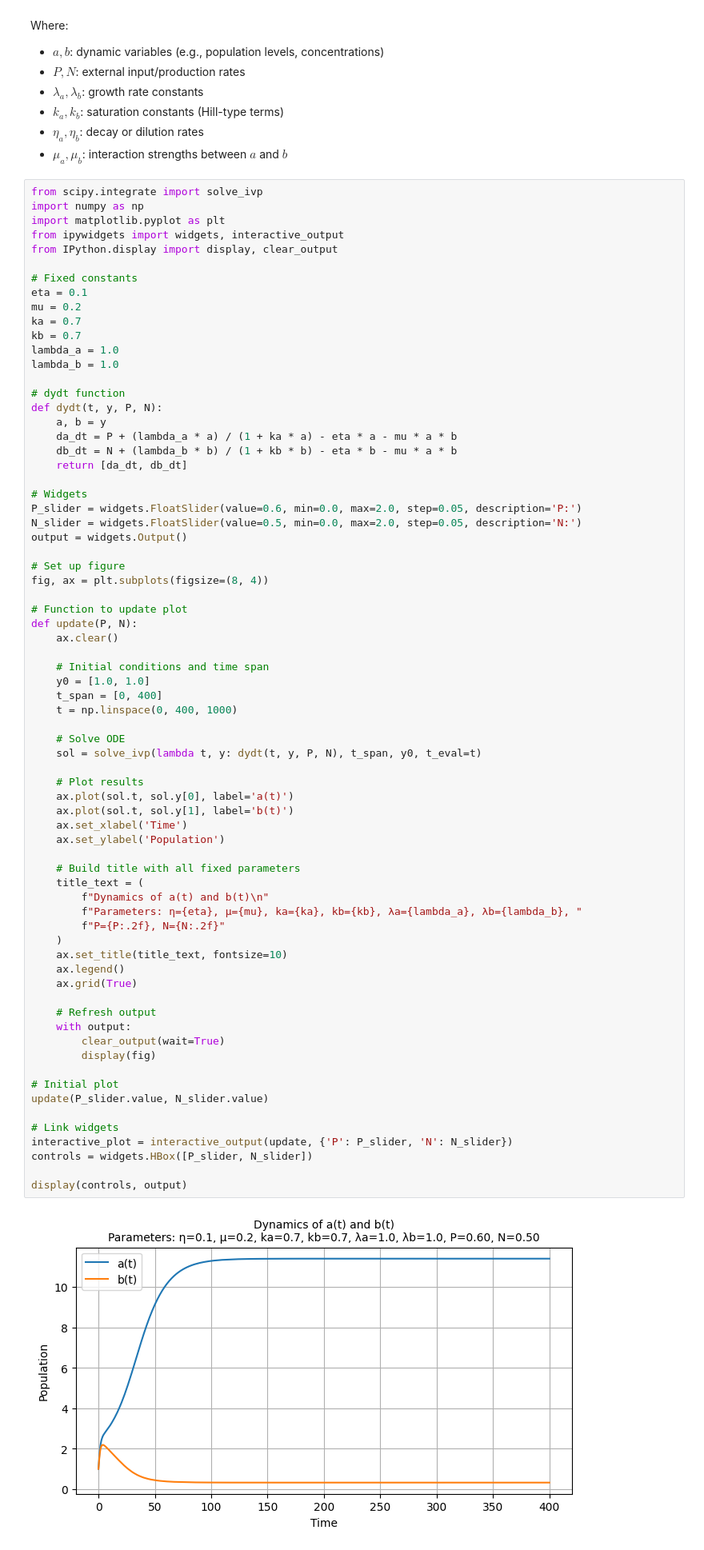
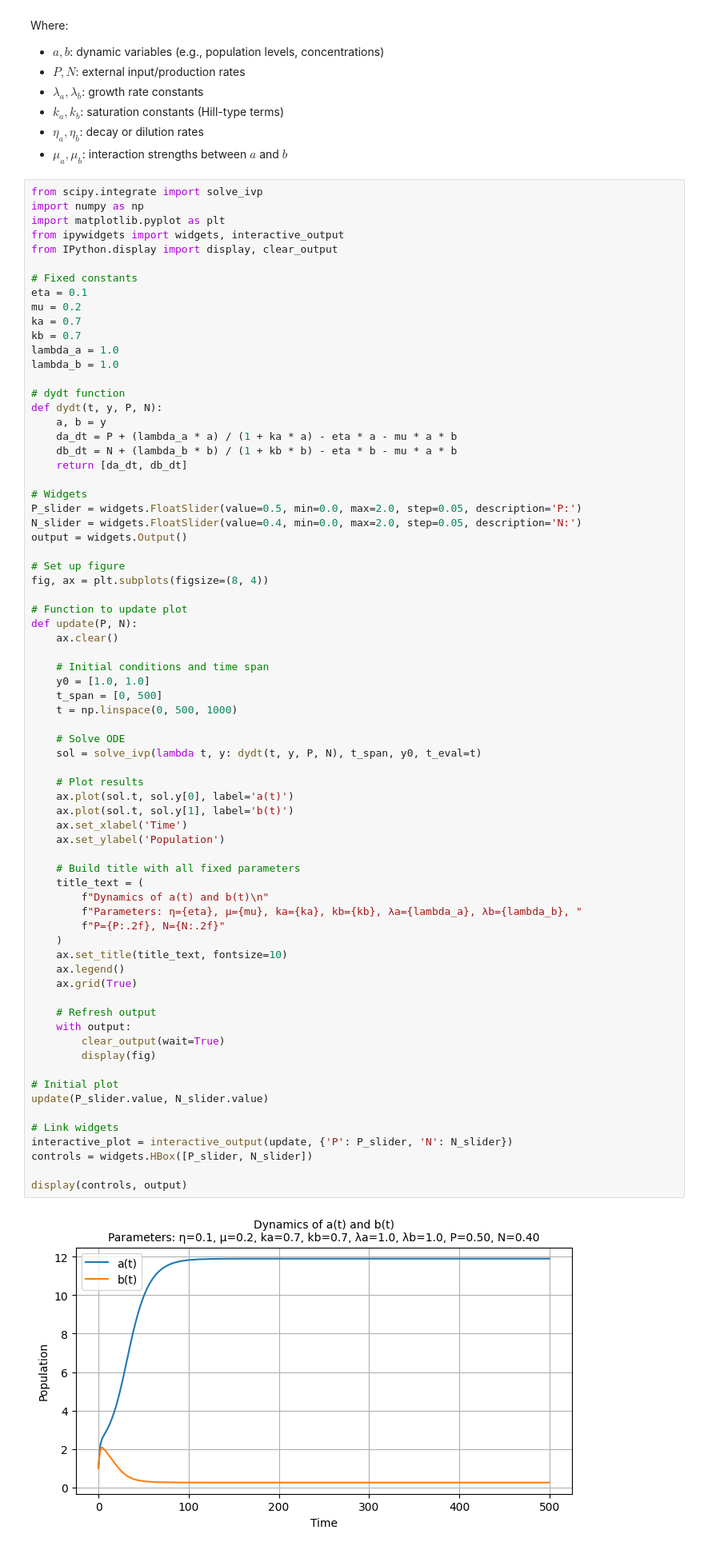
Before and after one commit to Aeronobase/Code-neural-network-with-CRNs, a Jupyter notebook: Sym Neuron-Rondelez_1_Phase_diagram.ipynb, the cells around one changed output. Shown at 80% size. Saved outputs shown, nothing was run; the diff lists cells and outputs as text.

```diff
--- a/Sym Neuron-Rondelez_1_Phase_diagram.ipynb
+++ b/Sym Neuron-Rondelez_1_Phase_diagram.ipynb
@@ -43,8 +43,8 @@ def dydt(t, y, P, N):
     return [da_dt, db_dt]
 
 # Widgets
-P_slider = widgets.FloatSlider(value=0.6, min=0.0, max=2.0, step=0.05, description='P:')
-N_slider = widgets.FloatSlider(value=0.5, min=0.0, max=2.0, step=0.05, description='N:')
+P_slider = widgets.FloatSlider(value=0.5, min=0.0, max=2.0, step=0.05, description='P:')
+N_slider = widgets.FloatSlider(value=0.4, min=0.0, max=2.0, step=0.05, description='N:')
 output = widgets.Output()
 
 # Set up figure
@@ -56,8 +56,8 @@ def update(P, N):
 
     # Initial conditions and time span
     y0 = [1.0, 1.0]
-    t_span = [0, 400]
-    t = np.linspace(0, 400, 1000)
+    t_span = [0, 500]
+    t = np.linspace(0, 500, 1000)
 
     # Solve ODE
     sol = solve_ivp(lambda t, y: dydt(t, y, P, N), t_span, y0, t_eval=t)
@@ -65,31 +65,31 @@ def update(P, N):
     # Plot results
     ax.plot(sol.t, sol.y[0], label='a(t)')
     ax.plot(sol.t, sol.y[1], label='b(t)')
     ax.set_xlabel('Time')
     ax.set_ylabel('Population')
 
     # Build title with all fixed parameters
     title_text = (
         f"Dynamics of a(t) and b(t)\n"
         f"Parameters: η={eta}, μ={mu}, ka={ka}, kb={kb}, λa={lambda_a}, λb={lambda_b}, "
         f"P={P:.2f}, N={N:.2f}"
     )
     ax.set_title(title_text, fontsize=10)
     ax.legend()
     ax.grid(True)
 
     # Refresh output
     with output:
         clear_output(wait=True)
         display(fig)
 
 # Initial plot
 update(P_slider.value, N_slider.value)
 
 # Link widgets
 interactive_plot = interactive_output(update, {'P': P_slider, 'N': N_slider})
 controls = widgets.HBox([P_slider, N_slider])
 
 display(controls, output)
 # %% [output]
-[figure, old version]
+[figure, new version]
```
Also changed, not shown: parts of 7 cells of this notebook, 2 other files.
